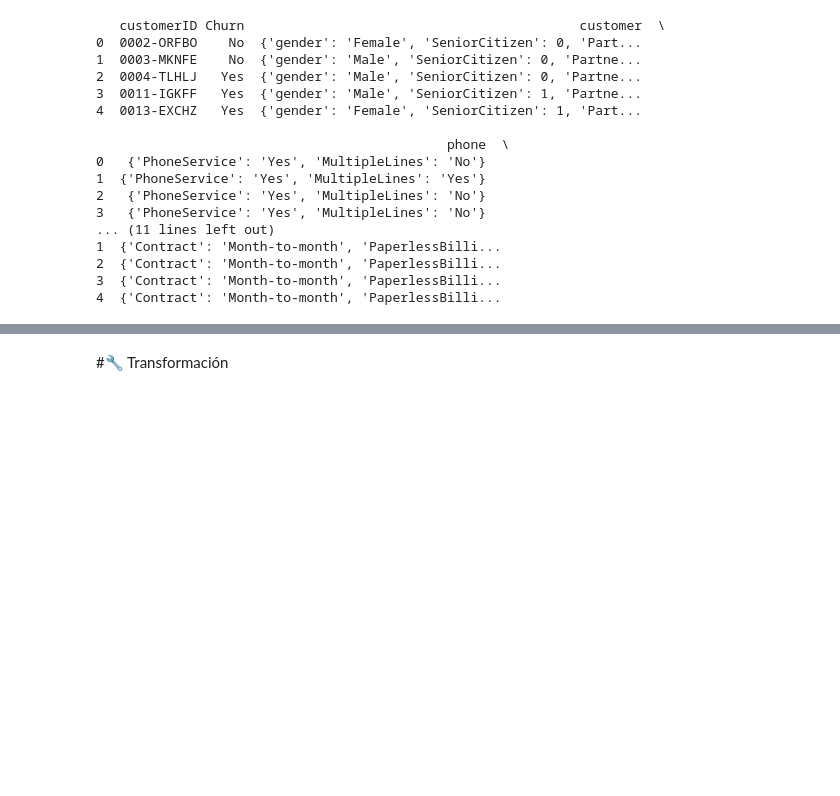
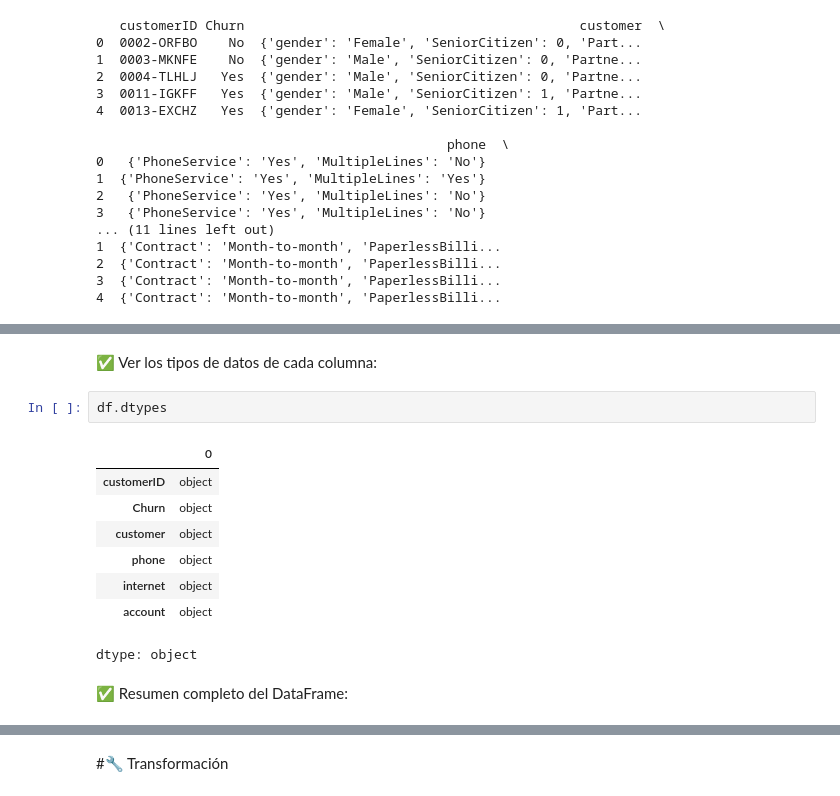
Before and after one commit to adrian-pieroni/challenge2-data-science-LATAM, a Jupyter notebook: challenge2_data_science_LATAM.ipynb, the cells around one changed output, grey strips where cells are left out. Cells and saved outputs as stored; diff of their text form; blank space fills up the shorter version.

```diff
--- a/challenge2_data_science_LATAM.ipynb
+++ b/challenge2_data_science_LATAM.ipynb
@@ -33,0 +60,15 @@ print(df.head())
+# %% [markdown]
+✅ Ver los tipos de datos de cada columna:
+# %%
+df.dtypes
+# %% [output]
+|  | 0 |
+| customerID | object |
+| Churn | object |
+| customer | object |
+| phone | object |
+| internet | object |
+| account | object |
+dtype: object
+# %% [markdown]
+✅ Resumen completo del DataFrame:
```
Also changed, not shown: parts of 8 cells of this notebook.
